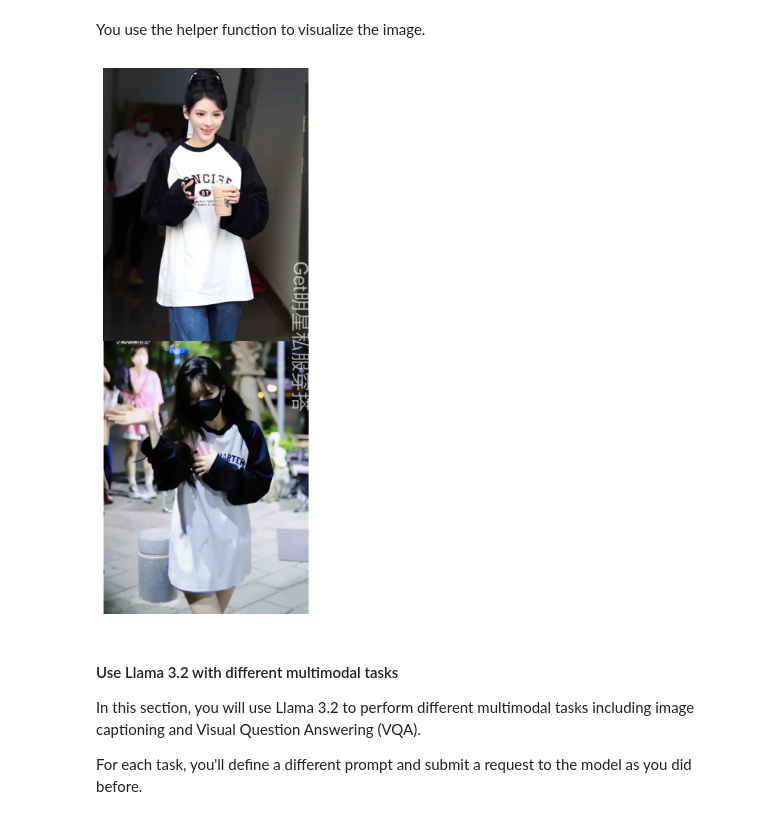
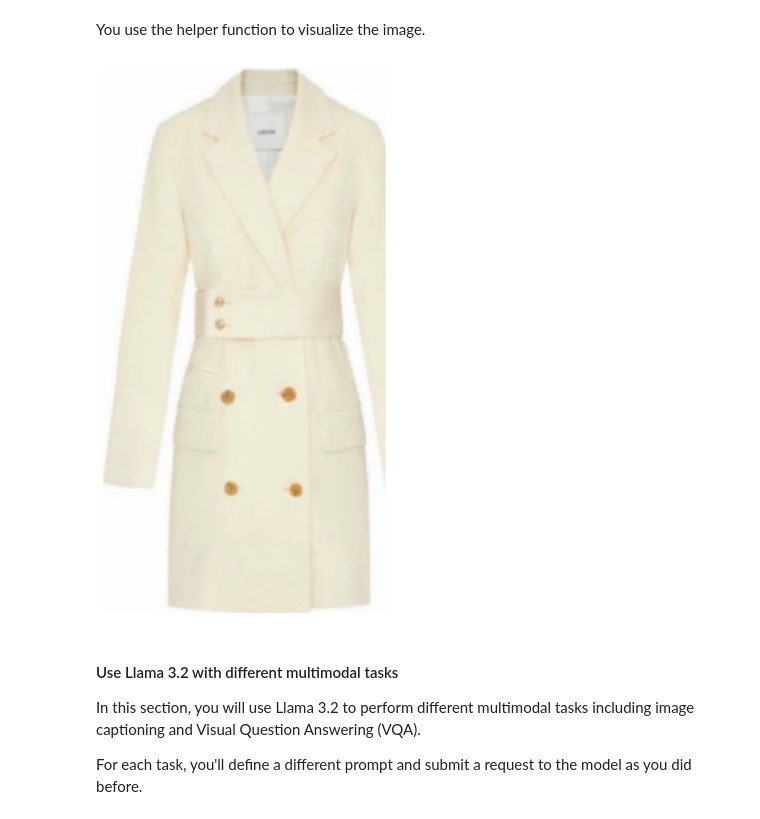
Before and after one commit to HeywoodChan/video-classification-3d-cnn-pytorch, a Jupyter notebook: notebooks/community/model_garden/model_garden_openai_api_llama3_2.ipynb, the cells around one changed output. Drawn from its saved outputs; the diff is of its cells as text; code cells hidden in the pictures.

```diff
--- a/notebooks/community/model_garden/model_garden_openai_api_llama3_2.ipynb
+++ b/notebooks/community/model_garden/model_garden_openai_api_llama3_2.ipynb
@@ -284,9 +356,9 @@ In the second image, the actress is smoothing her hair while performing the same
 # %% [markdown]
 You use the helper function to visualize the image.
 # %%
-visualize_image_from_bucket("cuhk_fashion_report_2024", "image100_section_1.jpg")
+visualize_image_from_bucket("cuhk_fashion_report_2024_image_batch1", "image2_section_4.jpg")
 # %% [output]
-[figure, old version]
+[figure, new version]
 # %% [markdown]
 #### Use Llama 3.2 with different multimodal tasks
 
```
Also changed, not shown: parts of 6 cells of this notebook.
